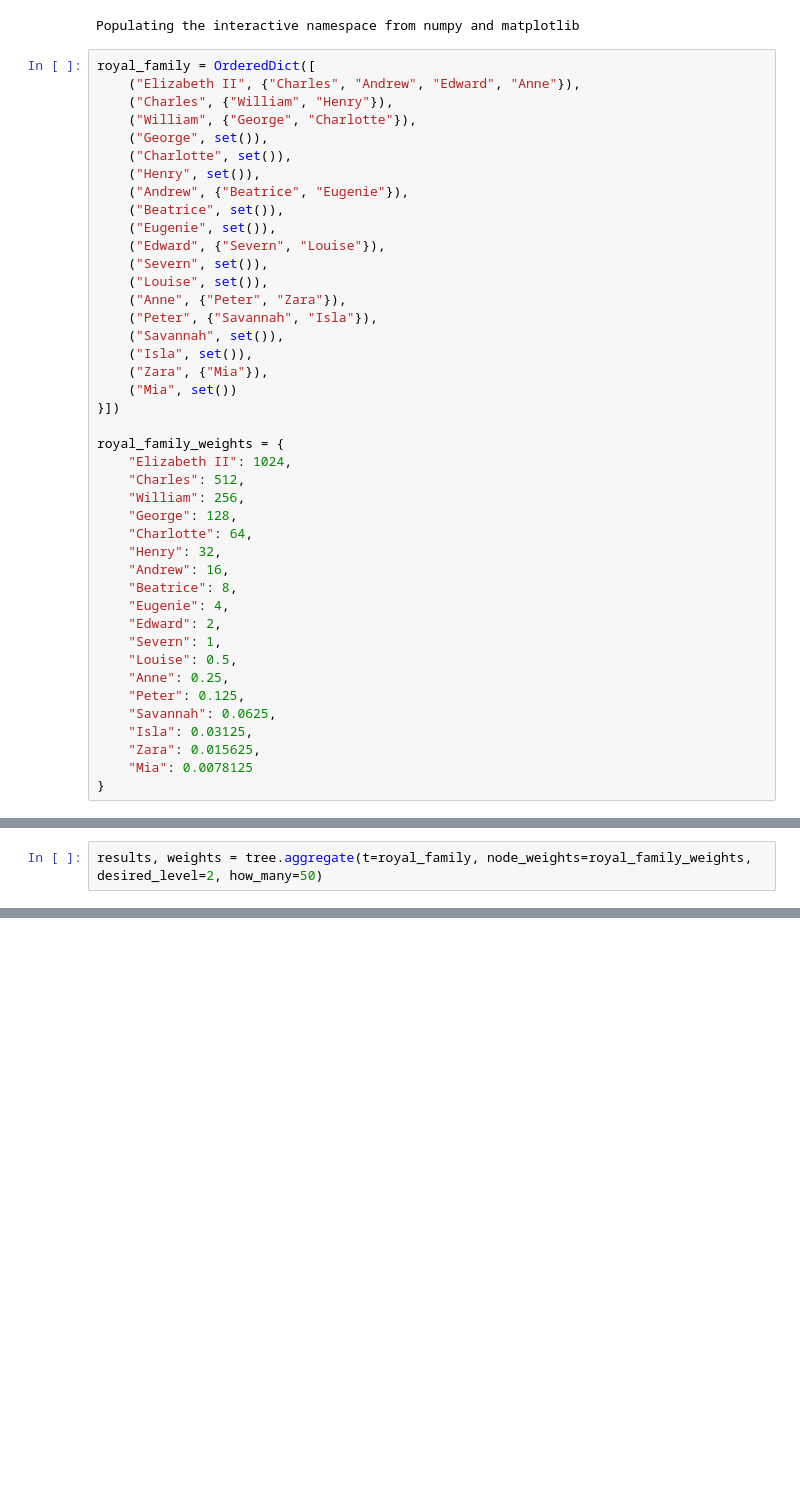
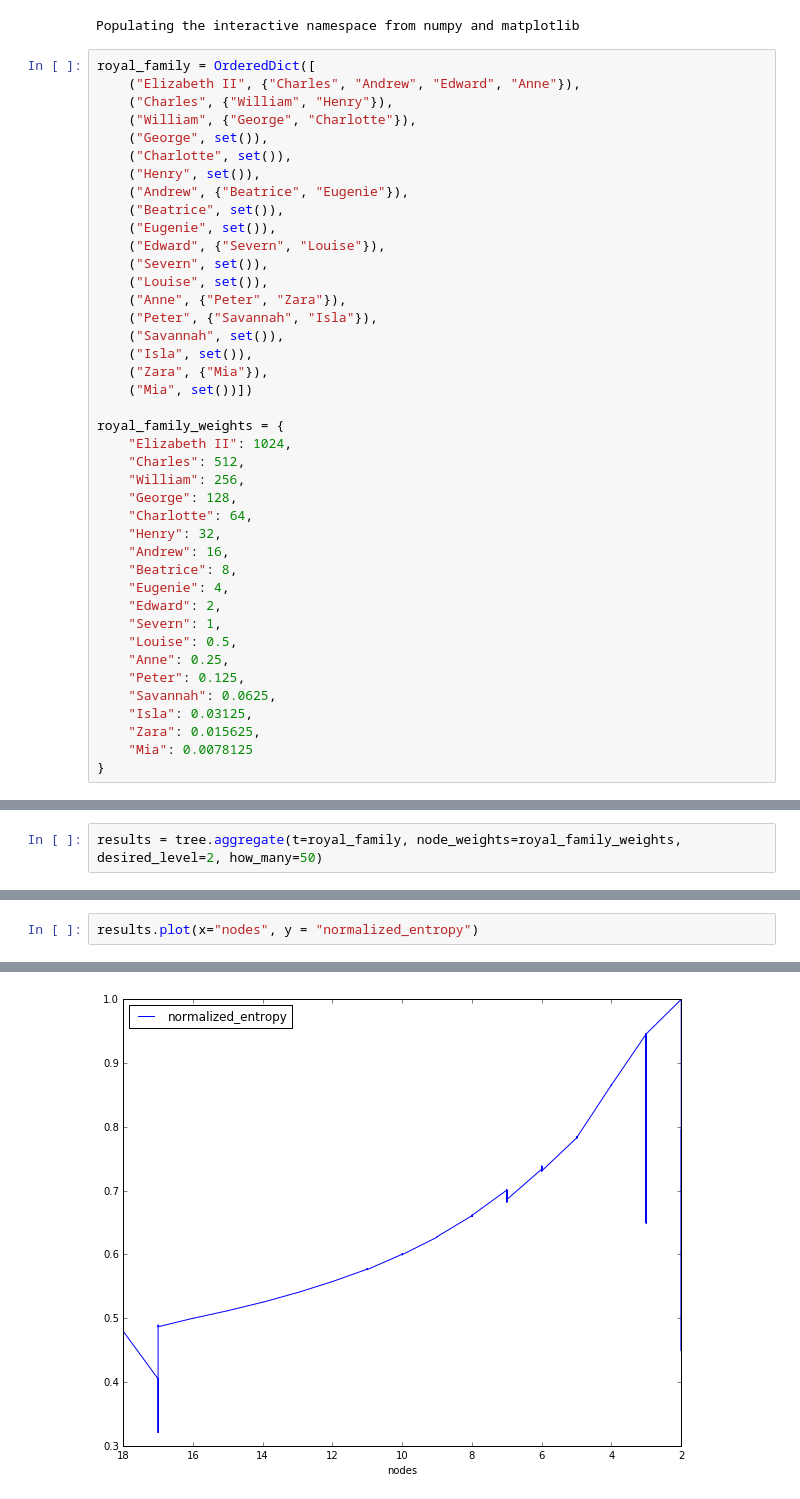
Before and after one commit to arnoblalam/new_graph, a Jupyter notebook: Demo notebook.ipynb, the cells around one changed output, grey strips where cells are left out. Cells and saved outputs as stored; diff of their text form; blank space fills up the shorter version.

```diff
--- a/Demo notebook.ipynb
+++ b/Demo notebook.ipynb
@@ -24,8 +24,7 @@ royal_family = OrderedDict([
     ("Savannah", set()),
     ("Isla", set()),
     ("Zara", {"Mia"}),
-    ("Mia", set())
-}])
+    ("Mia", set())])
 
 royal_family_weights = {
     "Elizabeth II": 1024,
@@ -52,4 +51,4 @@ tree.draw_tree(royal_family)
 # %% [output]
 [figure]
 # %%
-results, weights = tree.aggregate(t=royal_family, node_weights=royal_family_weights, desired_level=2, how_many=50)
+results = tree.aggregate(t=royal_family, node_weights=royal_family_weights, desired_level=2, how_many=50)
@@ -126,0 +76,3 @@ OrderedDict([('Elizabeth II',
+# %%
+results.plot(x="nodes", y = "normalized_entropy")
+# %% [output]
@@ -126,0 +80 @@ OrderedDict([('Elizabeth II',
+[figure, added]
```
Also changed, not shown: parts of 7 cells of this notebook, 6 other files.
